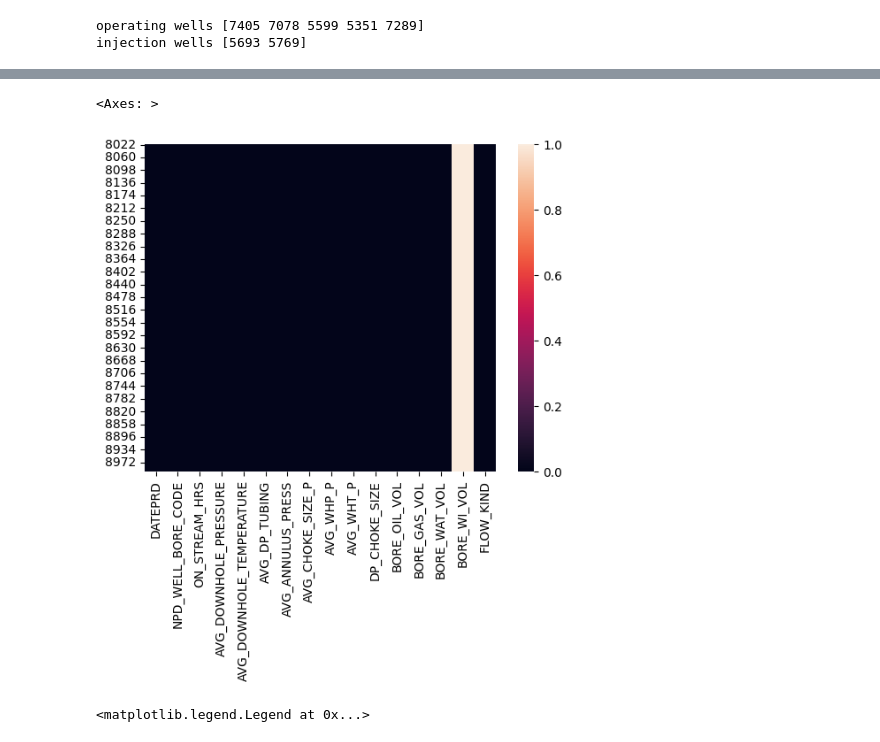
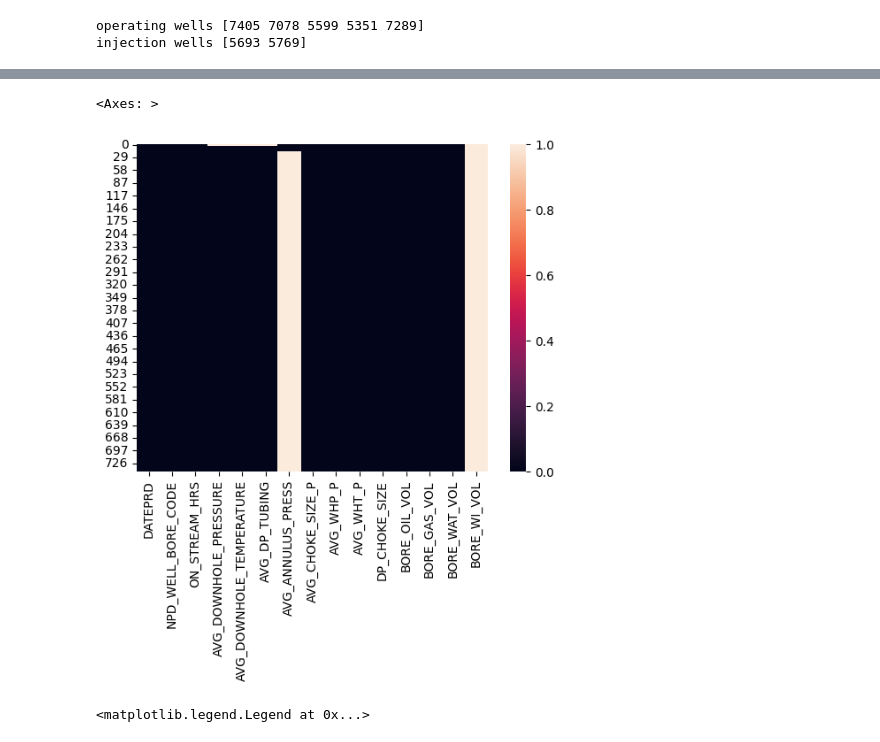
Before and after one commit to Darkmatrix5/Well-production-Dashboard, a Jupyter notebook: Volve_data_analysis_pred_fore.ipynb, the cells around one changed output, grey strips where cells are left out. Cells and saved outputs as stored; diff of their text form; code cells hidden in the pictures.

```diff
--- a/Volve_data_analysis_pred_fore.ipynb
+++ b/Volve_data_analysis_pred_fore.ipynb
@@ -118,14 +121,14 @@ df_well1
 # %%
 # df_well0.replace(0, np.nan, inplace=True)
 # df_well0.dropna(subset=['BORE_OIL_VOL'],inplace=True)
-df_well4.dropna(subset=['BORE_OIL_VOL'])
+# df_well4.dropna(subset=['BORE_OIL_VOL'])
 
-df_well4.dropna(subset=['AVG_WHP_P'])
+# df_well4.dropna(subset=['AVG_WHP_P'])
 
-sns.heatmap(df_well4.isnull())
+sns.heatmap(df_well0.isnull())
 # %% [output]
 <Axes: >
-[figure, old version]
+[figure, new version]
 # %%
 avg0 = df_well0['BORE_OIL_VOL'].rolling(60).mean()
 avg1 = df_well1['BORE_OIL_VOL'].rolling(60).mean()
```
Also changed, not shown: parts of 49 cells of this notebook, 9 other files.
